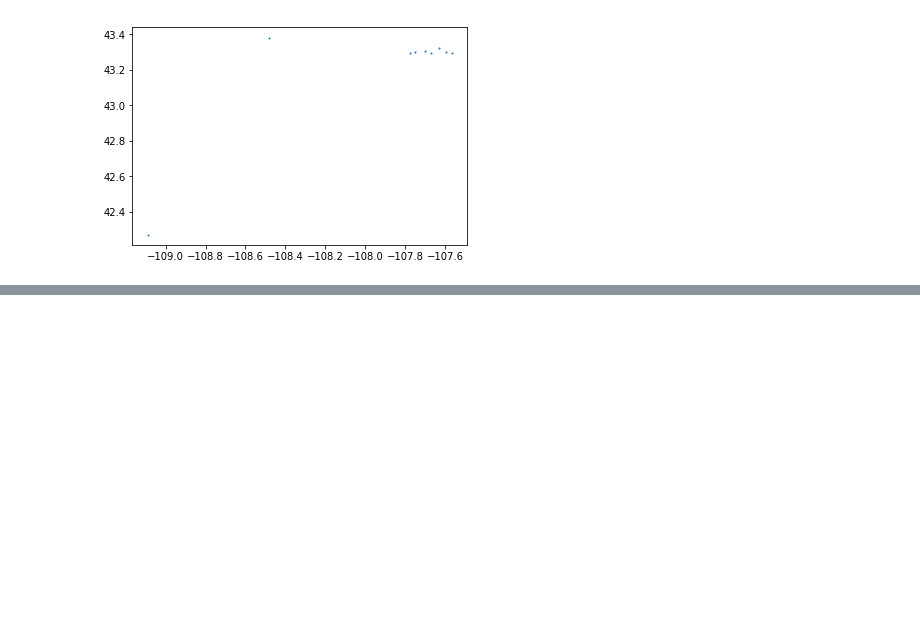
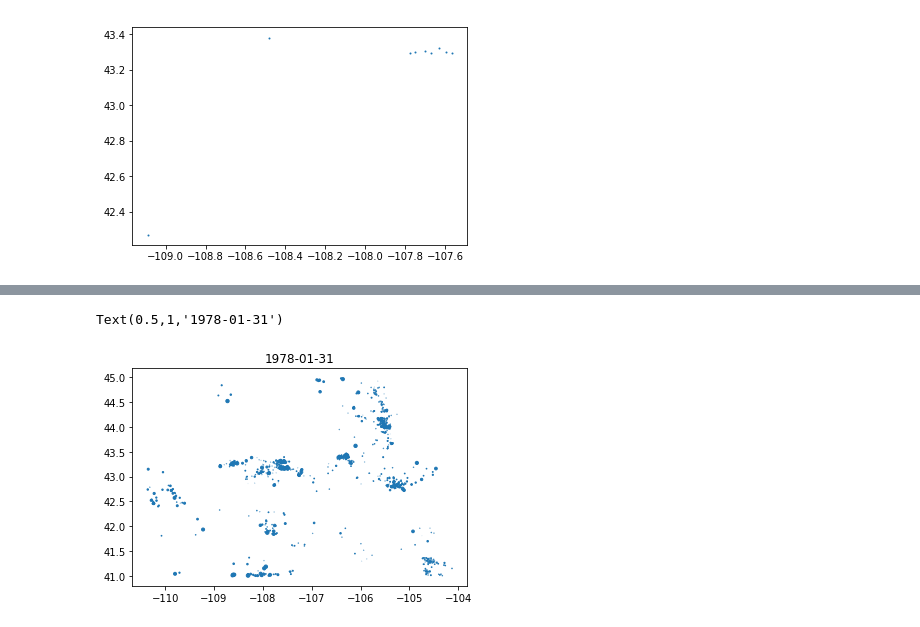
Before and after one commit to jessepisel/stratal-geometries, a Jupyter notebook: Production cleanup.ipynb, the cells around one changed output, grey strips where cells are left out. Drawn from its saved outputs; the diff is of its cells as text; code cells hidden in the pictures; blank space fills up the shorter version.

```diff
--- a/Production cleanup.ipynb
+++ b/Production cleanup.ipynb
@@ -275,0 +281,8 @@ for i in range(484):
+# %%
+plt.scatter(well_locs[well_locs['BOTFORM'].str.contains('NIO', na=False)].longitude,
+            well_locs[well_locs['BOTFORM'].str.contains('NIO', na=False)].latitude,
+            s=200*(bigTSoil.iloc[0].values/np.max(np.max(bigTSoil))))
+plt.title(bigTSoil.index[0])
+# %% [output]
+Text(0.5,1,'1978-01-31')
+[figure, added]
```
Also changed, not shown: parts of 2 cells of this notebook, 1 other file.
